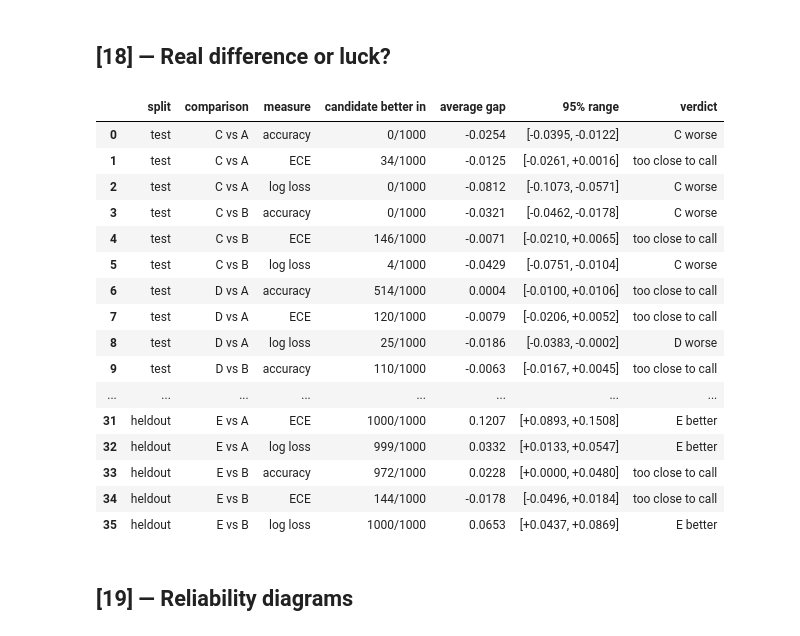
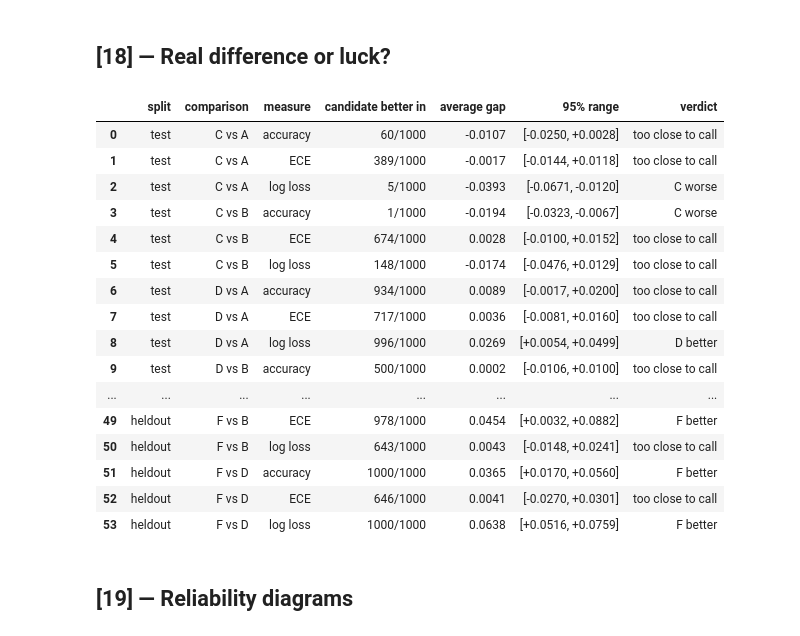
Before and after one commit to Lagnajit09/100x_AI_ML, a Jupyter notebook: calibrated-typed-decision/TrainACalibratedModel.ipynb, the cells around one changed output. Cells and saved outputs as stored; diff of their text form; code cells hidden in the pictures.

```diff
--- a/calibrated-typed-decision/TrainACalibratedModel.ipynb
+++ b/calibrated-typed-decision/TrainACalibratedModel.ipynb
@@ -37,7 +40,7 @@ Mounted at /content/drive
 ## **[4] — Settings**
 # %%
 SMOKE = False    # True: tiny practice run (a few minutes). False: the real experiment.
-SEED  = 2        # Step 2: train with SEED = 1, then SEED = 2. Seed 0 is the run you already have.
+SEED  = 0        # Step 2: train with SEED = 1, then SEED = 2. Seed 0 is the run you already have.
 
 MODEL_NAME   = "answerdotai/ModernBERT-base"
 DATASET_NAME = "m-lagnajit/calibrated-typed-decisions"
@@ -48,10 +51,12 @@ OUT_DIR  = BASE_DIR if SEED == 0 else f"{BASE_DIR}/seed{SEED}"    # seed 0 stays
 os.makedirs(OUT_DIR, exist_ok=True)
 SEEDS_ALL = [0, 1, 2]
 
-RUNS = ["A", "B", "C", "D", "E"]
+RUNS = ["A", "B", "C", "D", "E", "F"]
 # A: right answers only            B: right answers, softened evenly
 # C: the dataset's soft_label      D: a blend of A and C
 # E: C, corrected wherever the teacher's top pick was wrong
+# F: a blend of A and E (the human answer + the corrected label)
+COMPARISONS = [(c, b) for c in ["C", "D", "E", "F"] for b in ["A", "B"]] + [("F", "D")]
 
 # Step 2: building the input
 MAX_LEN        = 512            # longest sequence the student reads
@@ -242,6 +247,10 @@ def make_target(row, run):
             if k != g:
                 soft[k], soft[g] = soft[g], soft[k]  # the right answer gets the teacher's top value
         return soft
+    if run == "F":                                   # part human answer, part corrected label (v2.1 column)
+        corr = row.get("corrected_soft_label")
+        corr = make_target(row, "E") if corr is None else np.array(corr, dtype=float) / np.sum(corr)
+        return BLEND * onehot + (1 - BLEND) * corr
     raise ValueError(run)
 
 # Show all five on a row where the teacher's top pick was wrong
@@ -793,59 +709,58 @@ HELD-OUT PubMedQA: never trained on (1000 questions; dials pooled from validatio
 # %%
 def make_boot(P, rows):
     """Bootstrap for one split: every model is scored on the SAME 1,000 redraws."""
     N = len(rows)
     idx_all = np.random.default_rng(SEED).integers(0, N, size=(N_BOOT, N))
     stats, cache = {name: per_row(P[name], rows) for name in P}, {}
     def boot(name, measure):
         if (name, measure) not in cache:
             conf, correct, nll = stats[name]
             if measure == "ECE":
                 cache[name, measure] = np.array([ece_from(conf, correct, idx) for idx in idx_all])
             elif measure == "log loss":
                 cache[name, measure] = np.array([nll[idx].mean() for idx in idx_all])
             else:
                 cache[name, measure] = np.array([correct[idx].mean() for idx in idx_all])
         return cache[name, measure]
     return boot
 
 # Every student gets its dial here: the dial is free, so "+ dial" is the fair comparison.
 lines = []
 for split_name, P, rows in [("test", PROBS, TEST), ("heldout", PROBS_H, HELD)]:
     boot = make_boot(P, rows)
-    for cand in ["C", "D", "E"]:
-        for base in ["A", "B"]:
-            for measure, lower_is_better in [("accuracy", False), ("ECE", True), ("log loss", True)]:
-                c = boot(f"Student {cand} + dial", measure)
-                o = boot(f"Student {base} + dial", measure)
-                diff = (o - c) if lower_is_better else (c - o)      # positive = candidate better
-                lo, hi = np.percentile(diff, [2.5, 97.5])
-                lines.append({"split": split_name, "comparison": f"{cand} vs {base}", "measure": measure,
-                              "candidate better in": f"{int((diff > 0).sum())}/{N_BOOT}",
-                              "average gap": round(float(diff.mean()), 4),
-                              "95% range": f"[{lo:+.4f}, {hi:+.4f}]",
-                              "verdict": f"{cand} better" if lo > 0 else
+    for cand, base in COMPARISONS:
+        for measure, lower_is_better in [("accuracy", False), ("ECE", True), ("log loss", True)]:
+            c = boot(f"Student {cand} + dial", measure)
+            o = boot(f"Student {base} + dial", measure)
+            diff = (o - c) if lower_is_better else (c - o)      # positive = candidate better
+            lo, hi = np.percentile(diff, [2.5, 97.5])
+            lines.append({"split": split_name, "comparison": f"{cand} vs {base}", "measure": measure,
+                          "candidate better in": f"{int((diff > 0).sum())}/{N_BOOT}",
+                          "average gap": round(float(diff.mean()), 4),
+                          "95% range": f"[{lo:+.4f}, {hi:+.4f}]",
+                          "verdict": f"{cand} better" if lo > 0 else
                                          (f"{cand} worse" if hi < 0 else "too close to call")})
 boot_df = pd.DataFrame(lines)
 display(boot_df)
 boot_df.to_csv(f"{OUT_DIR}/bootstrap.csv", index=False)
 # %% [output]
 |  | split | comparison | measure | candidate better in | average gap | 95% range | verdict |
-| 0 | test | C vs A | accuracy | 0/1000 | -0.0254 | [-0.0395, -0.0122] | C worse |
-| 1 | test | C vs A | ECE | 34/1000 | -0.0125 | [-0.0261, +0.0016] | too close to call |
-| 2 | test | C vs A | log loss | 0/1000 | -0.0812 | [-0.1073, -0.0571] | C worse |
-| 3 | test | C vs B | accuracy | 0/1000 | -0.0321 | [-0.0462, -0.0178] | C worse |
-| 4 | test | C vs B | ECE | 146/1000 | -0.0071 | [-0.0210, +0.0065] | too close to call |
-| 5 | test | C vs B | log loss | 4/1000 | -0.0429 | [-0.0751, -0.0104] | C worse |
-| 6 | test | D vs A | accuracy | 514/1000 | 0.0004 | [-0.0100, +0.0106] | too close to call |
-| 7 | test | D vs A | ECE | 120/1000 | -0.0079 | [-0.0206, +0.0052] | too close to call |
-| 8 | test | D vs A | log loss | 25/1000 | -0.0186 | [-0.0383, -0.0002] | D worse |
-| 9 | test | D vs B | accuracy | 110/1000 | -0.0063 | [-0.0167, +0.0045] | too close to call |
+| 0 | test | C vs A | accuracy | 60/1000 | -0.0107 | [-0.0250, +0.0028] | too close to call |
+| 1 | test | C vs A | ECE | 389/1000 | -0.0017 | [-0.0144, +0.0118] | too close to call |
+| 2 | test | C vs A | log loss | 5/1000 | -0.0393 | [-0.0671, -0.0120] | C worse |
+| 3 | test | C vs B | accuracy | 1/1000 | -0.0194 | [-0.0323, -0.0067] | C worse |
+| 4 | test | C vs B | ECE | 674/1000 | 0.0028 | [-0.0100, +0.0152] | too close to call |
+| 5 | test | C vs B | log loss | 148/1000 | -0.0174 | [-0.0476, +0.0129] | too close to call |
+| 6 | test | D vs A | accuracy | 934/1000 | 0.0089 | [-0.0017, +0.0200] | too close to call |
+| 7 | test | D vs A | ECE | 717/1000 | 0.0036 | [-0.0081, +0.0160] | too close to call |
+| 8 | test | D vs A | log loss | 996/1000 | 0.0269 | [+0.0054, +0.0499] | D better |
+| 9 | test | D vs B | accuracy | 500/1000 | 0.0002 | [-0.0106, +0.0100] | too close to call |
 | ... | ... | ... | ... | ... | ... | ... | ... |
-| 31 | heldout | E vs A | ECE | 1000/1000 | 0.1207 | [+0.0893, +0.1508] | E better |
-| 32 | heldout | E vs A | log loss | 999/1000 | 0.0332 | [+0.0133, +0.0547] | E better |
-| 33 | heldout | E vs B | accuracy | 972/1000 | 0.0228 | [+0.0000, +0.0480] | too close to call |
-| 34 | heldout | E vs B | ECE | 144/1000 | -0.0178 | [-0.0496, +0.0184] | too close to call |
-| 35 | heldout | E vs B | log loss | 1000/1000 | 0.0653 | [+0.0437, +0.0869] | E better |
+| 49 | heldout | F vs B | ECE | 978/1000 | 0.0454 | [+0.0032, +0.0882] | F better |
+| 50 | heldout | F vs B | log loss | 643/1000 | 0.0043 | [-0.0148, +0.0241] | too close to call |
+| 51 | heldout | F vs D | accuracy | 1000/1000 | 0.0365 | [+0.0170, +0.0560] | F better |
+| 52 | heldout | F vs D | ECE | 646/1000 | 0.0041 | [-0.0270, +0.0301] | too close to call |
+| 53 | heldout | F vs D | log loss | 1000/1000 | 0.0638 | [+0.0516, +0.0759] | F better |
 # %% [markdown]
 ## **[19] — Reliability diagrams**
 # %%
```
Also changed, not shown: parts of 11 cells of this notebook.
